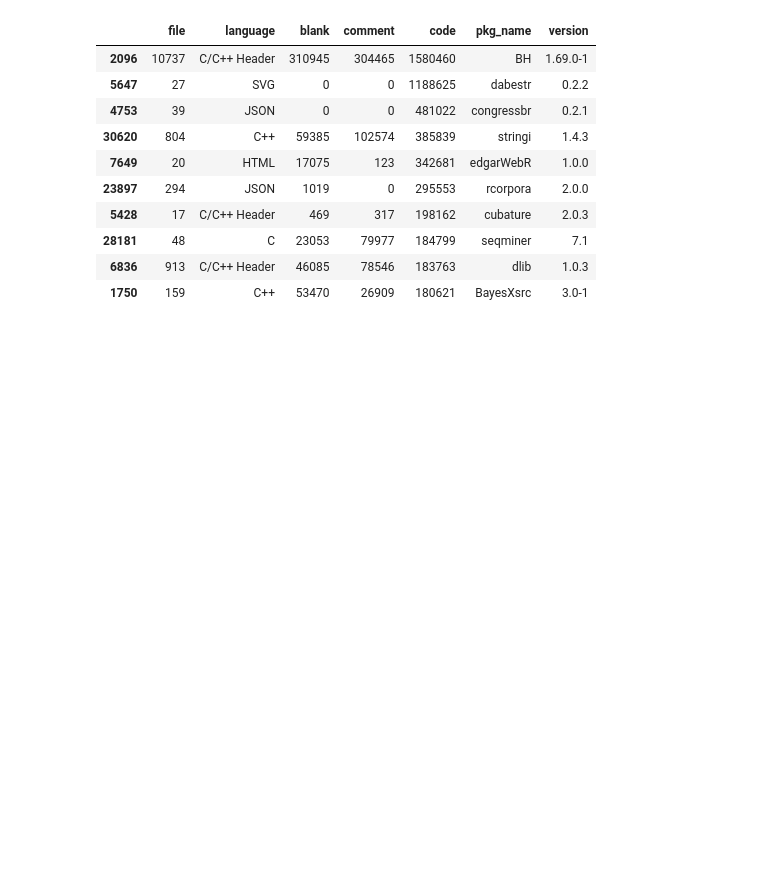
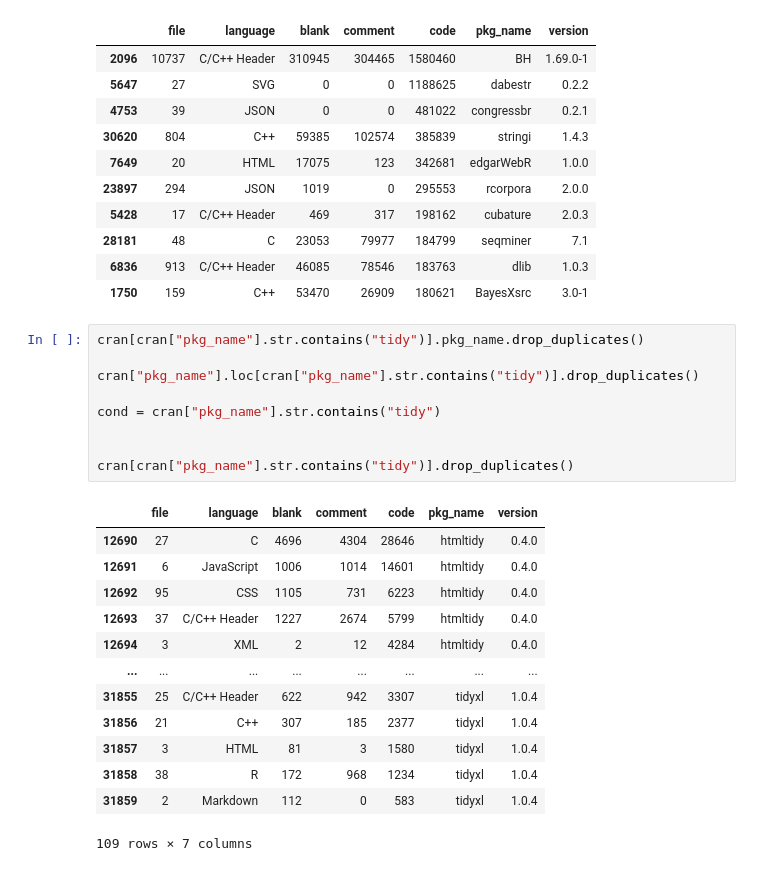
Before and after one commit to fabiangunzinger/learning, a Jupyter notebook: tidy-tuesday/tidy-tuesday.ipynb, the cells around one changed output. Drawn from its saved outputs; the diff is of its cells as text; blank space fills up the shorter version.

Commit message:
More tidy Tuesday

```diff
--- a/tidy-tuesday/tidy-tuesday.ipynb
+++ b/tidy-tuesday/tidy-tuesday.ipynb
@@ -241,3 +238,26 @@ cran.sort_values("code", ascending=False).head(10)
 | 28181 | 48 | C | 23053 | 79977 | 184799 | seqminer | 7.1 |
 | 6836 | 913 | C/C++ Header | 46085 | 78546 | 183763 | dlib | 1.0.3 |
 | 1750 | 159 | C++ | 53470 | 26909 | 180621 | BayesXsrc | 3.0-1 |
+# %%
+cran[cran["pkg_name"].str.contains("tidy")].pkg_name.drop_duplicates()
+
+cran["pkg_name"].loc[cran["pkg_name"].str.contains("tidy")].drop_duplicates()
+
+cond = cran["pkg_name"].str.contains("tidy")
+
+
+cran[cran["pkg_name"].str.contains("tidy")].drop_duplicates()
+# %% [output]
+|  | file | language | blank | comment | code | pkg_name | version |
+| 12690 | 27 | C | 4696 | 4304 | 28646 | htmltidy | 0.4.0 |
+| 12691 | 6 | JavaScript | 1006 | 1014 | 14601 | htmltidy | 0.4.0 |
+| 12692 | 95 | CSS | 1105 | 731 | 6223 | htmltidy | 0.4.0 |
+| 12693 | 37 | C/C++ Header | 1227 | 2674 | 5799 | htmltidy | 0.4.0 |
+| 12694 | 3 | XML | 2 | 12 | 4284 | htmltidy | 0.4.0 |
+| ... | ... | ... | ... | ... | ... | ... | ... |
+| 31855 | 25 | C/C++ Header | 622 | 942 | 3307 | tidyxl | 1.0.4 |
+| 31856 | 21 | C++ | 307 | 185 | 2377 | tidyxl | 1.0.4 |
+| 31857 | 3 | HTML | 81 | 3 | 1580 | tidyxl | 1.0.4 |
+| 31858 | 38 | R | 172 | 968 | 1234 | tidyxl | 1.0.4 |
+| 31859 | 2 | Markdown | 112 | 0 | 583 | tidyxl | 1.0.4 |
+109 rows × 7 columns
```
Also changed, not shown: parts of 2 cells of this notebook, 3 other files.
